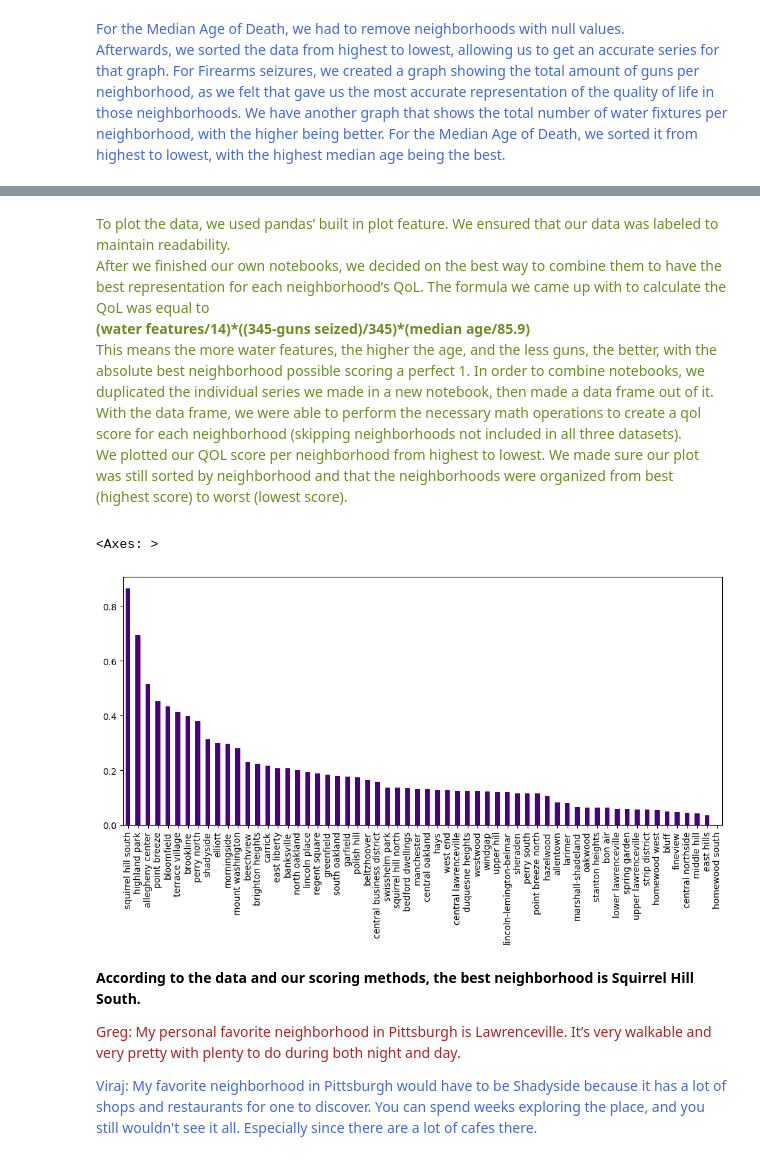
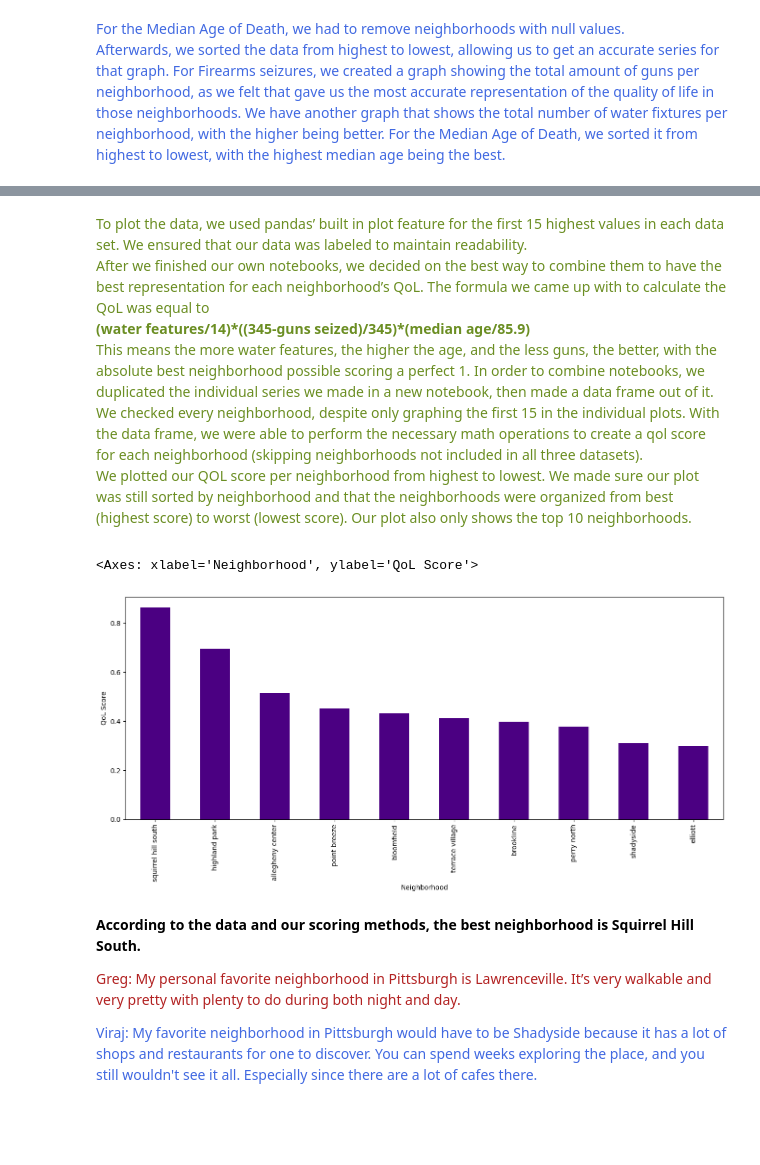
Before and after one commit to m-satler/cmpinf0010-finalproj, a Jupyter notebook: team-einsteins-final-project.ipynb, the cells around one changed output, grey strips where cells are left out. Cells and saved outputs as stored; diff of their text form; code cells hidden in the pictures; blank space fills up the shorter version.

```diff
--- a/team-einsteins-final-project.ipynb
+++ b/team-einsteins-final-project.ipynb
@@ -59,36 +59,36 @@ median_age_series.sort_values().plot(kind="barh", color="royalblue", xlabel="MED
 # %% [markdown]
-<div style="color:oliveDrab">To plot the data, we used pandas’ built in plot feature. We ensured that our data was labeled to maintain readability.
+<div style="color:oliveDrab">To plot the data, we used pandas’ built in plot feature for the first 15 highest values in each data set. We ensured that our data was labeled to maintain readability.
 <br></br>
 After we finished our own notebooks, we decided on the best way to combine them to have the best representation for each neighborhood’s QoL. The formula we came up with to calculate the QoL was equal to <br></br>
 
 **(water features/14)\*((345-guns seized)/345)\*(median age/85.9)**
 <br></br>
 This means the more water features, the higher the age, and the less guns, the better, with the absolute best neighborhood possible scoring a perfect 1.
-In order to combine notebooks, we duplicated the individual series we made in a new notebook, then made a data frame out of it. With the data frame, we were able to perform the necessary math operations to create a qol score for each neighborhood (skipping neighborhoods not included in all three datasets).
+In order to combine notebooks, we duplicated the individual series we made in a new notebook, then made a data frame out of it. We checked every neighborhood, despite only graphing the first 15 in the individual plots. With the data frame, we were able to perform the necessary math operations to create a qol score for each neighborhood (skipping neighborhoods not included in all three datasets).
 <br></br>
-We plotted our QOL score per neighborhood from highest to lowest. We made sure our plot was still sorted by neighborhood and that the neighborhoods were organized from best (highest score) to worst (lowest score).</div>
+We plotted our QOL score per neighborhood from highest to lowest. We made sure our plot was still sorted by neighborhood and that the neighborhoods were organized from best (highest score) to worst (lowest score). Our plot also only shows the top 10 neighborhoods.</div>
 # %%
 #convert all three to dataframes, convert to lowercase, combine into one frame for testing
 guns_df = total_guns_series.rename("guns").to_frame()
 water_df = df_vals.rename("water_features").to_frame()
 age_df = median_age_series.rename("age").to_frame()
 guns_df.index = guns_df.index.str.strip().str.lower()
 water_df.index = water_df.index.str.strip().str.lower()
 age_df.index = age_df.index.str.strip().str.lower()
 merged = guns_df.join(water_df, how="inner").join(age_df, how="inner")
 
 #combine all three metrics into a predetermined superscore in a fourth column
 merged["qolscore"] = (
     (merged["water_features"] / 14) *
     ((345 - merged["guns"]) / 345) *
     (merged["age"] / 85.9)
 )
 #sorts the data from largest (best) to smallest (worst). then plots
 merged_sorted = merged.sort_values("qolscore", ascending=False)
-merged_sorted["qolscore"].plot(kind="bar", color="indigo", figsize=(12,5))
+merged_sorted["qolscore"].iloc[0:10].plot(kind="bar", color="indigo", xlabel="Neighborhood", ylabel="QoL Score", figsize=(16,6))
 # %% [output]
-<Axes: >
+<Axes: xlabel='Neighborhood', ylabel='QoL Score'>
-[figure, old version]
+[figure, new version]
 # %% [markdown]
 **According to the data and our scoring methods, the best neighborhood is Squirrel Hill South.**
 
```
Also changed, not shown: parts of 3 cells of this notebook.
